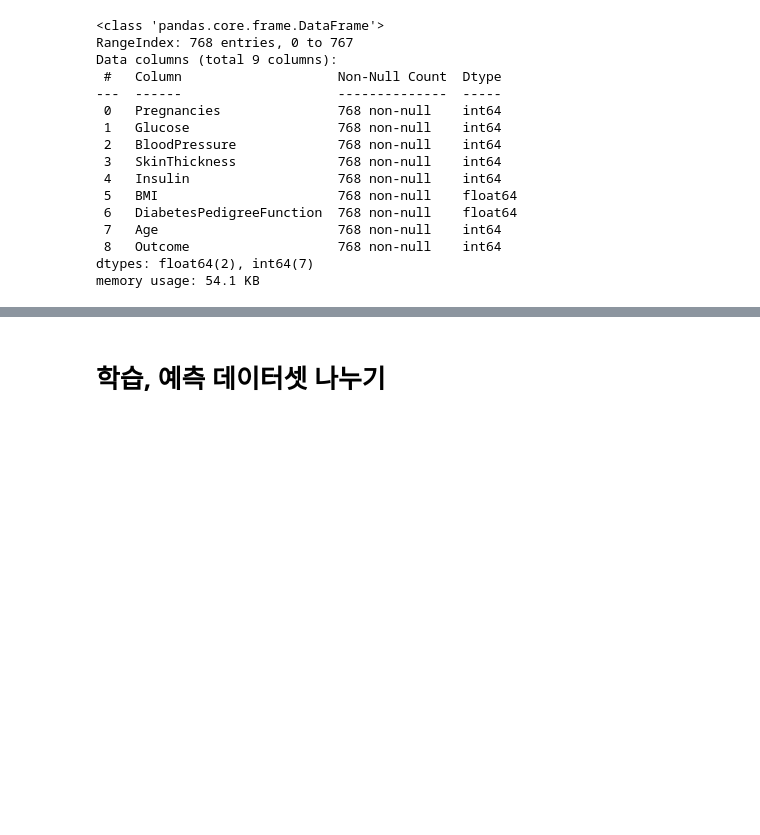
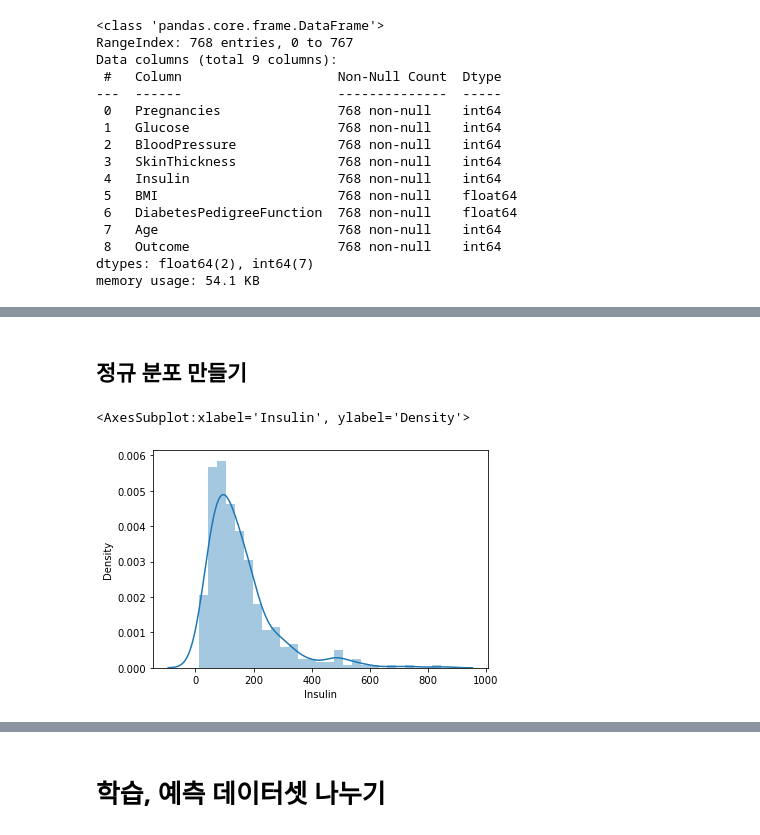
Before and after one commit to n-y-kim/BoostCourse-DataScience, a Jupyter notebook: 2-1, 2-2/pima-indians-baseline(2-3).ipynb, the cells around one changed output, grey strips where cells are left out. Cells and saved outputs as stored; diff of their text form; code cells hidden in the pictures; blank space fills up the shorter version.

```diff
--- a/2-1, 2-2/pima-indians-baseline(2-3).ipynb
+++ b/2-1, 2-2/pima-indians-baseline(2-3).ipynb
@@ -149,4 +42,0 @@ df.groupby(["Outcome"])["Insulin", "Insulin_nan"].agg(["mean", "median"])
-# %%
-#결측치 채우기
-df.loc[(df["Outcome"] == 1) & (df["Insulin_nan"].isnull()), "Insulin_nan"] = 102.5
-df.loc[(df["Outcome"] == 0) & (df["Insulin_nan"].isnull()), "Insulin_nan"] = 169.5
@@ -157,0 +160,7 @@ sns.countplot(data=df, x="Age_high", hue="Outcome")
+# %% [markdown]
+## 정규 분포 만들기
+# %%
+sns.distplot(df.loc[df["Insulin"]>0, "Insulin"])
+# %% [output]
+<AxesSubplot:xlabel='Insulin', ylabel='Density'>
+[figure, added]
```
Also changed, not shown: parts of 50 cells of this notebook.
